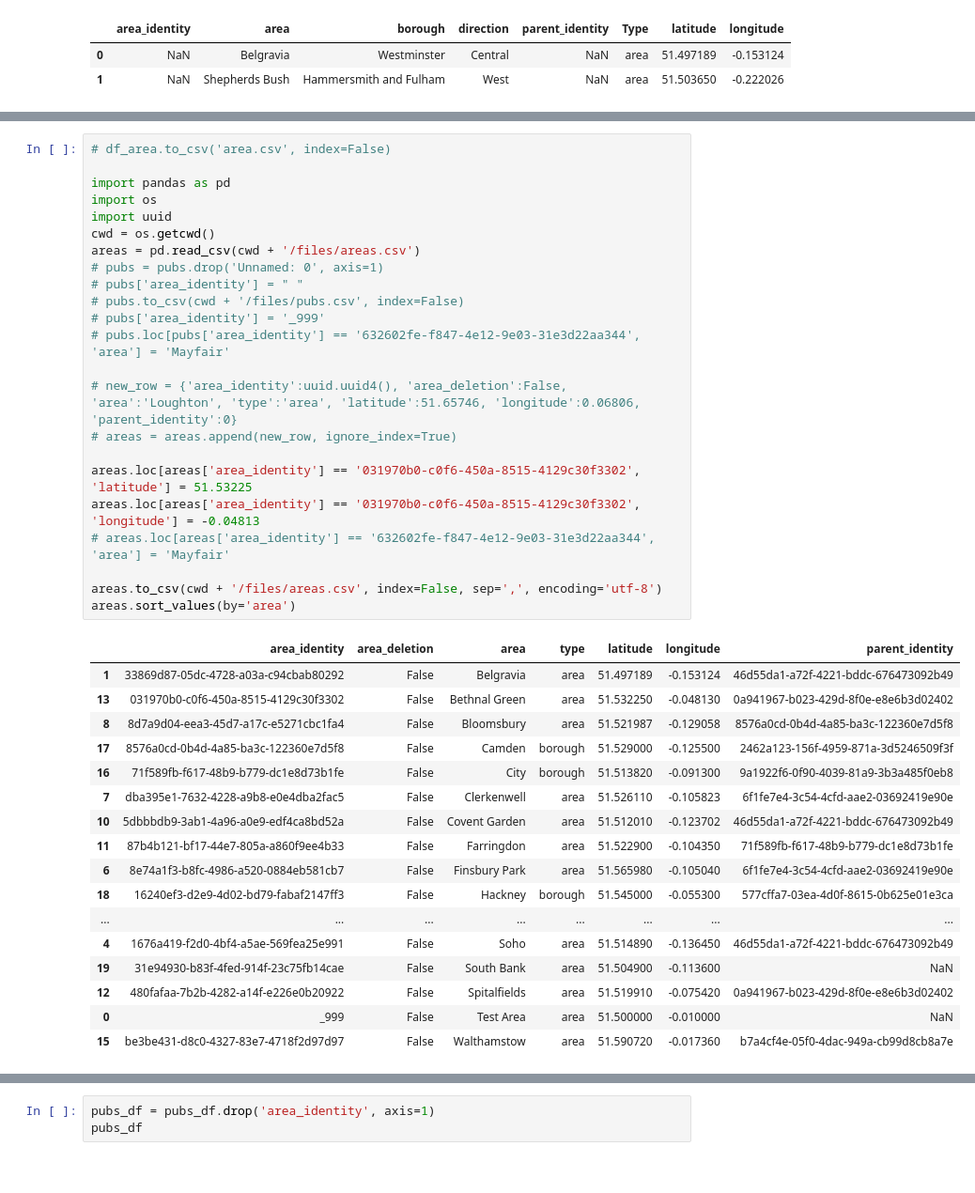
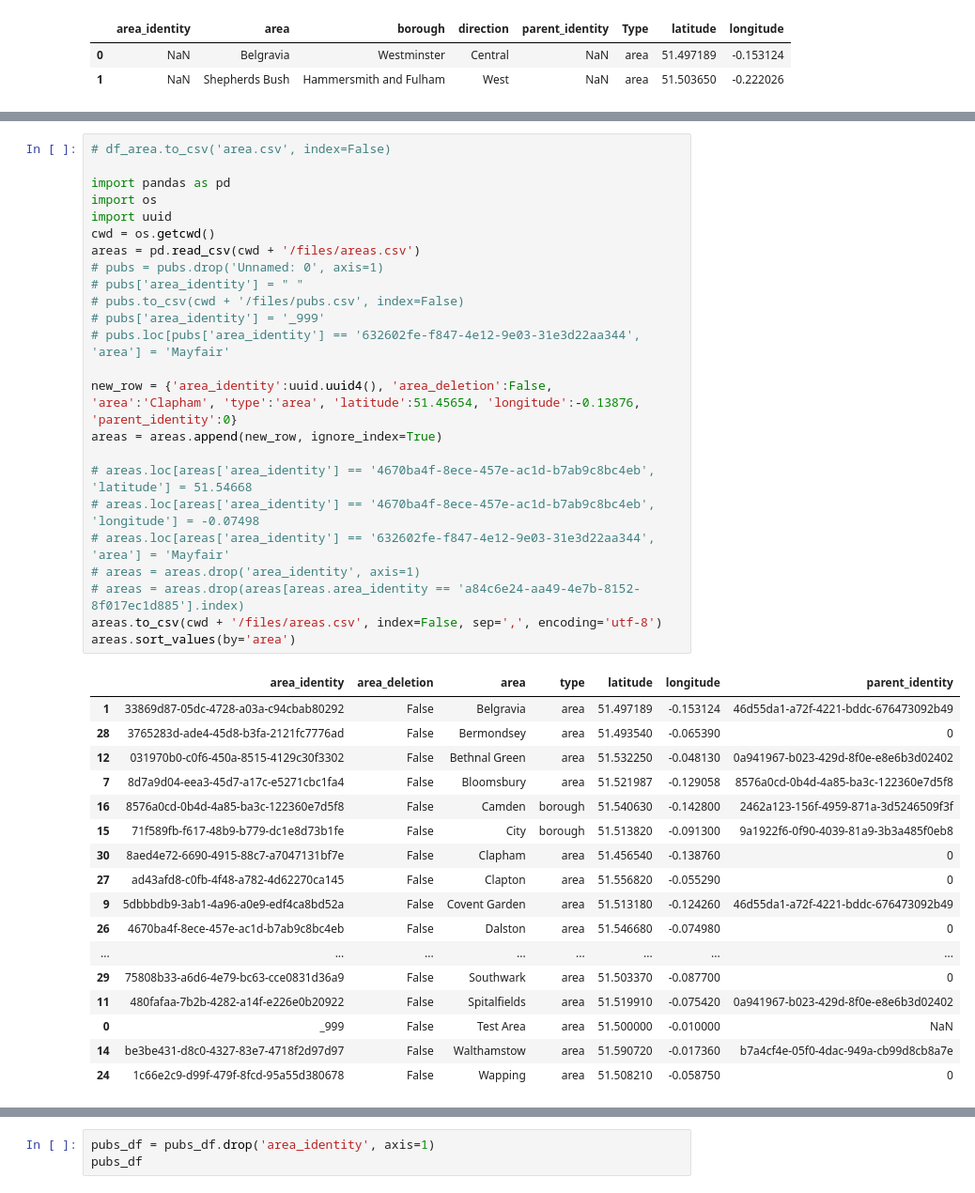
Before and after one commit to cartsmate/thepubcrawls, a Jupyter notebook: stations_edit.ipynb, the cells around one changed output, grey strips where cells are left out. Shown: that part at 94% size. Saved outputs shown, nothing was run; the diff lists cells and outputs as text.

Commit message:
admin button to correct areas

```diff
--- a/stations_edit.ipynb
+++ b/stations_edit.ipynb
@@ -249,41 +249,42 @@ df_area
 # %%
 # df_area.to_csv('area.csv', index=False)
 
 import pandas as pd
 import os
 import uuid
 cwd = os.getcwd()
 areas = pd.read_csv(cwd + '/files/areas.csv')
 # pubs = pubs.drop('Unnamed: 0', axis=1)
 # pubs['area_identity'] = " "
 # pubs.to_csv(cwd + '/files/pubs.csv', index=False)
 # pubs['area_identity'] = '_999'
 # pubs.loc[pubs['area_identity'] == '632602fe-f847-4e12-9e03-31e3d22aa344', 'area'] = 'Mayfair'
 
-# new_row = {'area_identity':uuid.uuid4(), 'area_deletion':False, 'area':'Loughton', 'type':'area', 'latitude':51.65746, 'longitude':0.06806, 'parent_identity':0}
-# areas = areas.append(new_row, ignore_index=True)
+new_row = {'area_identity':uuid.uuid4(), 'area_deletion':False, 'area':'Clapham', 'type':'area', 'latitude':51.45654, 'longitude':-0.13876, 'parent_identity':0}
+areas = areas.append(new_row, ignore_index=True)
 
-areas.loc[areas['area_identity'] == '031970b0-c0f6-450a-8515-4129c30f3302', 'latitude'] = 51.53225
-areas.loc[areas['area_identity'] == '031970b0-c0f6-450a-8515-4129c30f3302', 'longitude'] = -0.04813
+# areas.loc[areas['area_identity'] == '4670ba4f-8ece-457e-ac1d-b7ab9c8bc4eb', 'latitude'] = 51.54668
+# areas.loc[areas['area_identity'] == '4670ba4f-8ece-457e-ac1d-b7ab9c8bc4eb', 'longitude'] = -0.07498
 # areas.loc[areas['area_identity'] == '632602fe-f847-4e12-9e03-31e3d22aa344', 'area'] = 'Mayfair'
-
+# areas = areas.drop('area_identity', axis=1)
+# areas = areas.drop(areas[areas.area_identity == 'a84c6e24-aa49-4e7b-8152-8f017ec1d885'].index)
 areas.to_csv(cwd + '/files/areas.csv', index=False, sep=',', encoding='utf-8')
 areas.sort_values(by='area')
 # %% [output]
 |  | area_identity | area_deletion | area | type | latitude | longitude | parent_identity |
 | 1 | 33869d87-05dc-4728-a03a-c94cbab80292 | False | Belgravia | area | 51.497189 | -0.153124 | 46d55da1-a72f-4221-bddc-676473092b49 |
-| 13 | 031970b0-c0f6-450a-8515-4129c30f3302 | False | Bethnal Green | area | 51.532250 | -0.048130 | 0a941967-b023-429d-8f0e-e8e6b3d02402 |
-| 8 | 8d7a9d04-eea3-45d7-a17c-e5271cbc1fa4 | False | Bloomsbury | area | 51.521987 | -0.129058 | 8576a0cd-0b4d-4a85-ba3c-122360e7d5f8 |
-| 17 | 8576a0cd-0b4d-4a85-ba3c-122360e7d5f8 | False | Camden | borough | 51.529000 | -0.125500 | 2462a123-156f-4959-871a-3d5246509f3f |
-| 16 | 71f589fb-f617-48b9-b779-dc1e8d73b1fe | False | City | borough | 51.513820 | -0.091300 | 9a1922f6-0f90-4039-81a9-3b3a485f0eb8 |
-| 7 | dba395e1-7632-4228-a9b8-e0e4dba2fac5 | False | Clerkenwell | area | 51.526110 | -0.105823 | 6f1fe7e4-3c54-4cfd-aae2-03692419e90e |
-| 10 | 5dbbbdb9-3ab1-4a96-a0e9-edf4ca8bd52a | False | Covent Garden | area | 51.512010 | -0.123702 | 46d55da1-a72f-4221-bddc-676473092b49 |
-| 11 | 87b4b121-bf17-44e7-805a-a860f9ee4b33 | False | Farringdon | area | 51.522900 | -0.104350 | 71f589fb-f617-48b9-b779-dc1e8d73b1fe |
-| 6 | 8e74a1f3-b8fc-4986-a520-0884eb581cb7 | False | Finsbury Park | area | 51.565980 | -0.105040 | 6f1fe7e4-3c54-4cfd-aae2-03692419e90e |
-| 18 | 16240ef3-d2e9-4d02-bd79-fabaf2147ff3 | False | Hackney | borough | 51.545000 | -0.055300 | 577cffa7-03ea-4d0f-8615-0b625e01e3ca |
+| 28 | 3765283d-ade4-45d8-b3fa-2121fc7776ad | False | Bermondsey | area | 51.493540 | -0.065390 | 0 |
+| 12 | 031970b0-c0f6-450a-8515-4129c30f3302 | False | Bethnal Green | area | 51.532250 | -0.048130 | 0a941967-b023-429d-8f0e-e8e6b3d02402 |
+| 7 | 8d7a9d04-eea3-45d7-a17c-e5271cbc1fa4 | False | Bloomsbury | area | 51.521987 | -0.129058 | 8576a0cd-0b4d-4a85-ba3c-122360e7d5f8 |
+| 16 | 8576a0cd-0b4d-4a85-ba3c-122360e7d5f8 | False | Camden | borough | 51.540630 | -0.142800 | 2462a123-156f-4959-871a-3d5246509f3f |
+| 15 | 71f589fb-f617-48b9-b779-dc1e8d73b1fe | False | City | borough | 51.513820 | -0.091300 | 9a1922f6-0f90-4039-81a9-3b3a485f0eb8 |
+| 30 | 8aed4e72-6690-4915-88c7-a7047131bf7e | False | Clapham | area | 51.456540 | -0.138760 | 0 |
+| 27 | ad43afd8-c0fb-4f48-a782-4d62270ca145 | False | Clapton | area | 51.556820 | -0.055290 | 0 |
+| 9 | 5dbbbdb9-3ab1-4a96-a0e9-edf4ca8bd52a | False | Covent Garden | area | 51.513180 | -0.124260 | 46d55da1-a72f-4221-bddc-676473092b49 |
+| 26 | 4670ba4f-8ece-457e-ac1d-b7ab9c8bc4eb | False | Dalston | area | 51.546680 | -0.074980 | 0 |
 | ... | ... | ... | ... | ... | ... | ... | ... |
-| 4 | 1676a419-f2d0-4bf4-a5ae-569fea25e991 | False | Soho | area | 51.514890 | -0.136450 | 46d55da1-a72f-4221-bddc-676473092b49 |
-| 19 | 31e94930-b83f-4fed-914f-23c75fb14cae | False | South Bank | area | 51.504900 | -0.113600 | NaN |
-| 12 | 480fafaa-7b2b-4282-a14f-e226e0b20922 | False | Spitalfields | area | 51.519910 | -0.075420 | 0a941967-b023-429d-8f0e-e8e6b3d02402 |
+| 29 | 75808b33-a6d6-4e79-bc63-cce0831d36a9 | False | Southwark | area | 51.503370 | -0.087700 | 0 |
+| 11 | 480fafaa-7b2b-4282-a14f-e226e0b20922 | False | Spitalfields | area | 51.519910 | -0.075420 | 0a941967-b023-429d-8f0e-e8e6b3d02402 |
 | 0 | _999 | False | Test Area | area | 51.500000 | -0.010000 | NaN |
-| 15 | be3be431-d8c0-4327-83e7-4718f2d97d97 | False | Walthamstow | area | 51.590720 | -0.017360 | b7a4cf4e-05f0-4dac-949a-cb99d8cb8a7e |
+| 14 | be3be431-d8c0-4327-83e7-4718f2d97d97 | False | Walthamstow | area | 51.590720 | -0.017360 | b7a4cf4e-05f0-4dac-949a-cb99d8cb8a7e |
+| 24 | 1c66e2c9-d99f-479f-8fcd-95a55d380678 | False | Wapping | area | 51.508210 | -0.058750 | 0 |
```
Also changed, not shown: parts of 1 cell of this notebook, 9 other files.
